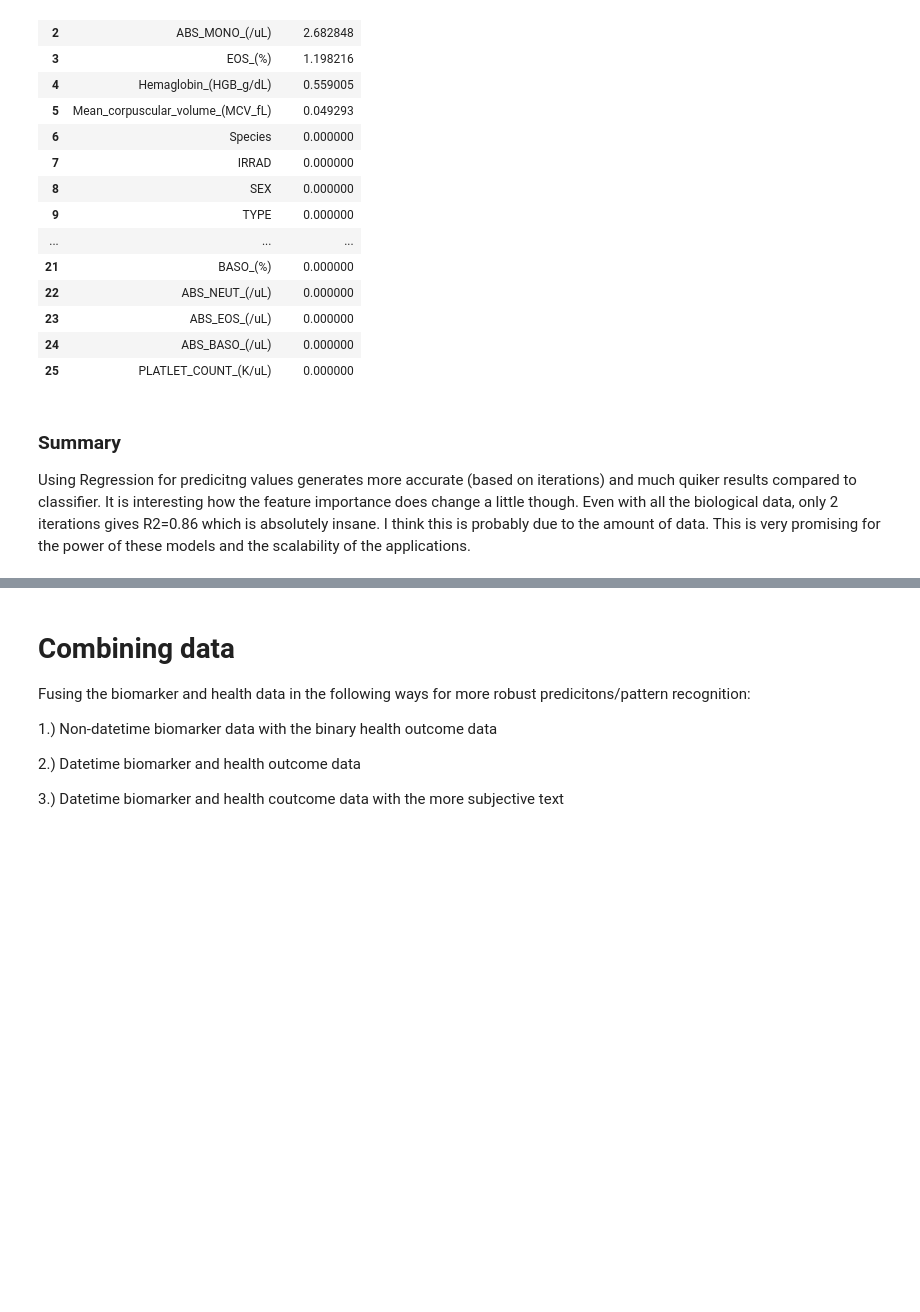
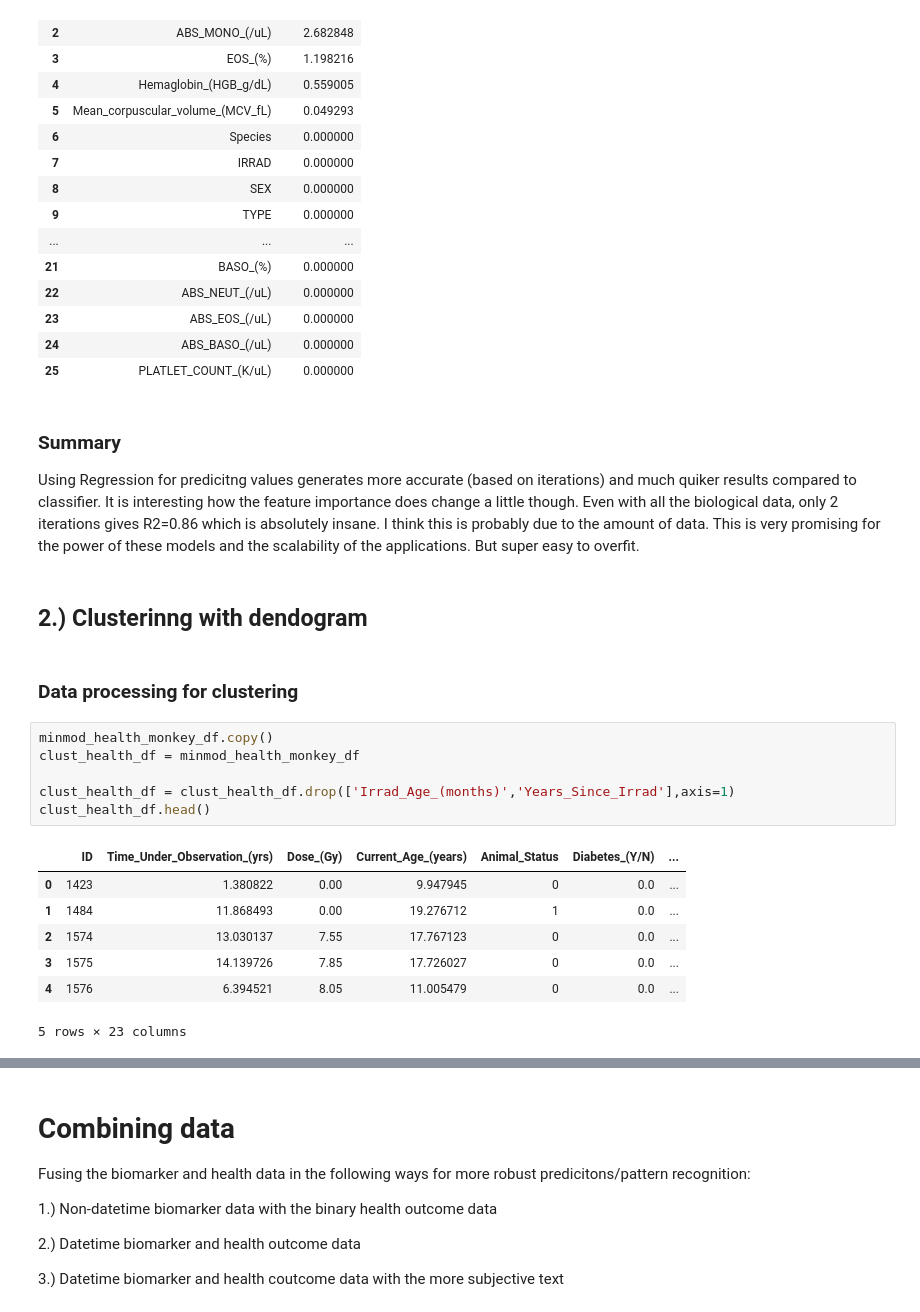
Before and after one commit to aidan-lew/monkey_health, a Jupyter notebook: B_monkeys.ipynb, the cells around one changed output, grey strips where cells are left out. Cells and saved outputs as stored; diff of their text form; blank space fills up the shorter version.

```diff
--- a/B_monkeys.ipynb
+++ b/B_monkeys.ipynb
@@ -568,4 +571,22 @@ model8.get_feature_importance(data=mreg_pool,
 | 25 | PLATLET_COUNT_(K/uL) | 0.000000 |
 # %% [markdown]
 ### Summary
-Using Regression for predicitng values generates more accurate (based on iterations) and much quiker results compared to classifier. It is interesting how the feature importance does change a little though. Even with all the biological data, only 2 iterations gives R2=0.86 which is absolutely insane. I think this is probably due to the amount of data. This is very promising for the power of these models and the scalability of the applications.
+Using Regression for predicitng values generates more accurate (based on iterations) and much quiker results compared to classifier. It is interesting how the feature importance does change a little though. Even with all the biological data, only 2 iterations gives R2=0.86 which is absolutely insane. I think this is probably due to the amount of data. This is very promising for the power of these models and the scalability of the applications. But super easy to overfit.
+# %% [markdown]
+## 2.) Clusterinng with dendogram
+# %% [markdown]
+### Data processing for clustering
+# %%
+minmod_health_monkey_df.copy()
+clust_health_df = minmod_health_monkey_df
+
+clust_health_df = clust_health_df.drop(['Irrad_Age_(months)','Years_Since_Irrad'],axis=1)
+clust_health_df.head()
+# %% [output]
+|  | ID | Time_Under_Observation_(yrs) | Dose_(Gy) | Current_Age_(years) | Animal_Status | Diabetes_(Y/N) | ... |
+| 0 | 1423 | 1.380822 | 0.00 | 9.947945 | 0 | 0.0 | ... |
+| 1 | 1484 | 11.868493 | 0.00 | 19.276712 | 1 | 0.0 | ... |
+| 2 | 1574 | 13.030137 | 7.55 | 17.767123 | 0 | 0.0 | ... |
+| 3 | 1575 | 14.139726 | 7.85 | 17.726027 | 0 | 0.0 | ... |
+| 4 | 1576 | 6.394521 | 8.05 | 11.005479 | 0 | 0.0 | ... |
+5 rows × 23 columns
```
Also changed, not shown: parts of 11 cells of this notebook.
